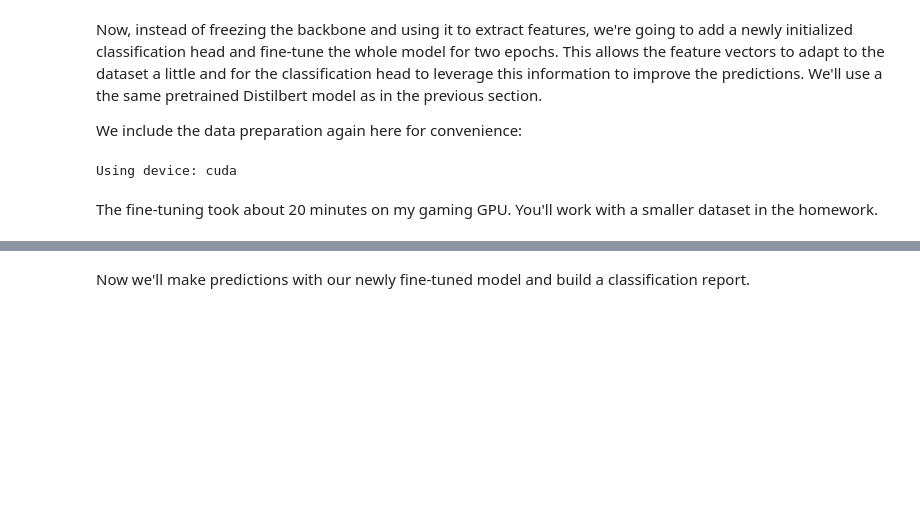
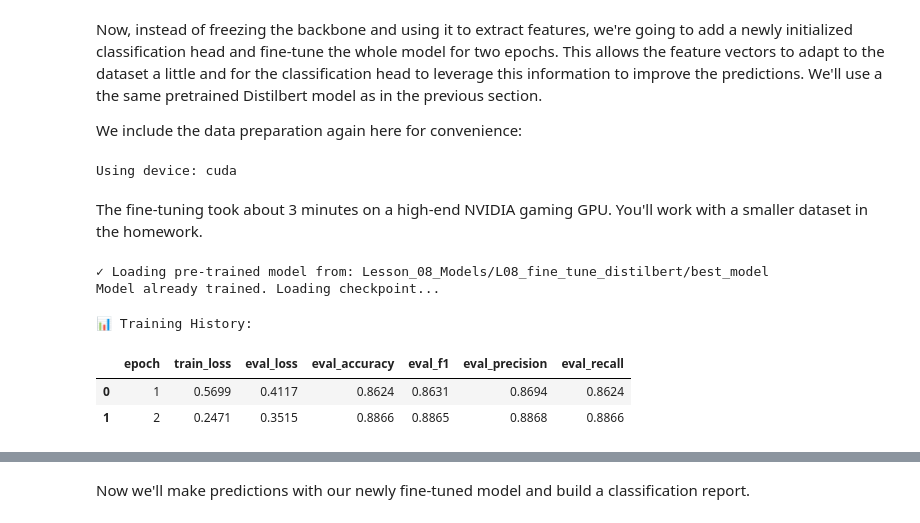
Before and after one commit to DataScienceUWL/DS776, a Jupyter notebook: Lessons/Lesson_08_Text_Classification/L08_1_Text_Classification.ipynb, the cells around one changed output, grey strips where cells are left out. Saved outputs shown, nothing was run; the diff lists cells and outputs as text; code cells hidden in the pictures; blank space fills up the shorter version.

```diff
--- a/Lessons/Lesson_08_Text_Classification/L08_1_Text_Classification.ipynb
+++ b/Lessons/Lesson_08_Text_Classification/L08_1_Text_Classification.ipynb
@@ -627,7 +642,7 @@ test_tokenized = tokenize_dataset(tokenizer, test_texts_str, test_ids)
 Using device: cuda
 # %% [markdown]
 
-The fine-tuning took about 20 minutes on my gaming GPU.  You'll work with a smaller dataset in the homework.
+The fine-tuning took about 3 minutes on a high-end NVIDIA gaming GPU.  You'll work with a smaller dataset in the homework.
 # %%
 batch_size = 32  # Reduce if memory issues
 
@@ -638,7 +653,7 @@ data_collator = DataCollatorWithPadding(tokenizer=tokenizer)
 
 training_args = TrainingArguments(
     output_dir=models_and_logs_dir,
-    evaluation_strategy="epoch",
+    eval_strategy="epoch",
     save_strategy="epoch",
     learning_rate=1e-4,
     per_device_train_batch_size=batch_size,
@@ -649,30 +664,37 @@ training_args = TrainingArguments(
     logging_dir=models_and_logs_dir / "logs",
     load_best_model_at_end=True, # Load the best model at the end of training
     metric_for_best_model="eval_accuracy",
     save_total_limit=1, # Keep only the best model
     logging_strategy="epoch",
     disable_tqdm=False # should default to False, but seems necessary to set to False to see progress bar
 )
 
 def compute_metrics(pred):
     """Compute evaluation metrics."""
     logits, labels = pred
     predictions = np.argmax(logits, axis=-1)
     precision, recall, f1, _ = precision_recall_fscore_support(labels, predictions, average="weighted")
     acc = accuracy_score(labels, predictions)
     return {"eval_accuracy": acc, "eval_f1": f1, "eval_precision": precision, "eval_recall": recall}
 
 trainer = Trainer(
     model=model,
     args=training_args,
     train_dataset=train_tokenized,
     eval_dataset=test_tokenized,
     tokenizer=tokenizer,
     data_collator=data_collator,
     compute_metrics=compute_metrics,
     pretend_train=True  # Enable smart caching - loads existing model if available
 )
 
 output = trainer.train()
 
 # Note: Model is automatically saved to best_model/ directory by TrainerWithPretend
+# %% [output]
+✓ Loading pre-trained model from: Lesson_08_Models/L08_fine_tune_distilbert/best_model
+Model already trained. Loading checkpoint...
+📊 Training History:
+|  | epoch | train_loss | eval_loss | eval_accuracy | eval_f1 | eval_precision | eval_recall |
+| 0 | 1 | 0.5699 | 0.4117 | 0.8624 | 0.8631 | 0.8694 | 0.8624 |
+| 1 | 2 | 0.2471 | 0.3515 | 0.8866 | 0.8865 | 0.8868 | 0.8866 |
```
Also changed, not shown: parts of 12 cells of this notebook.
